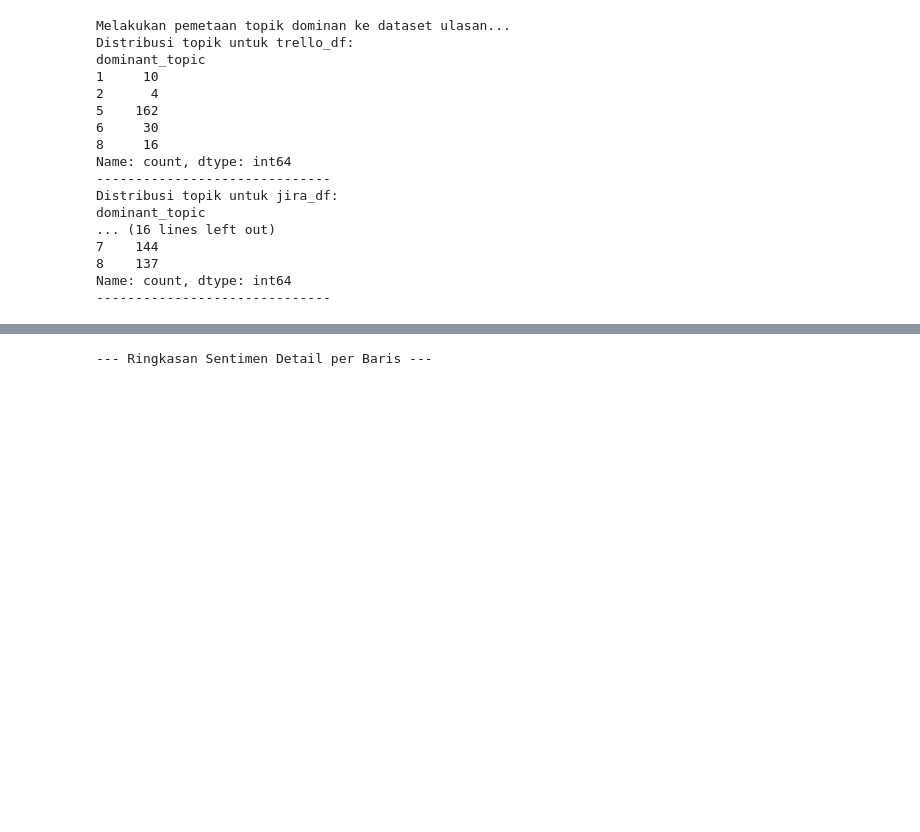
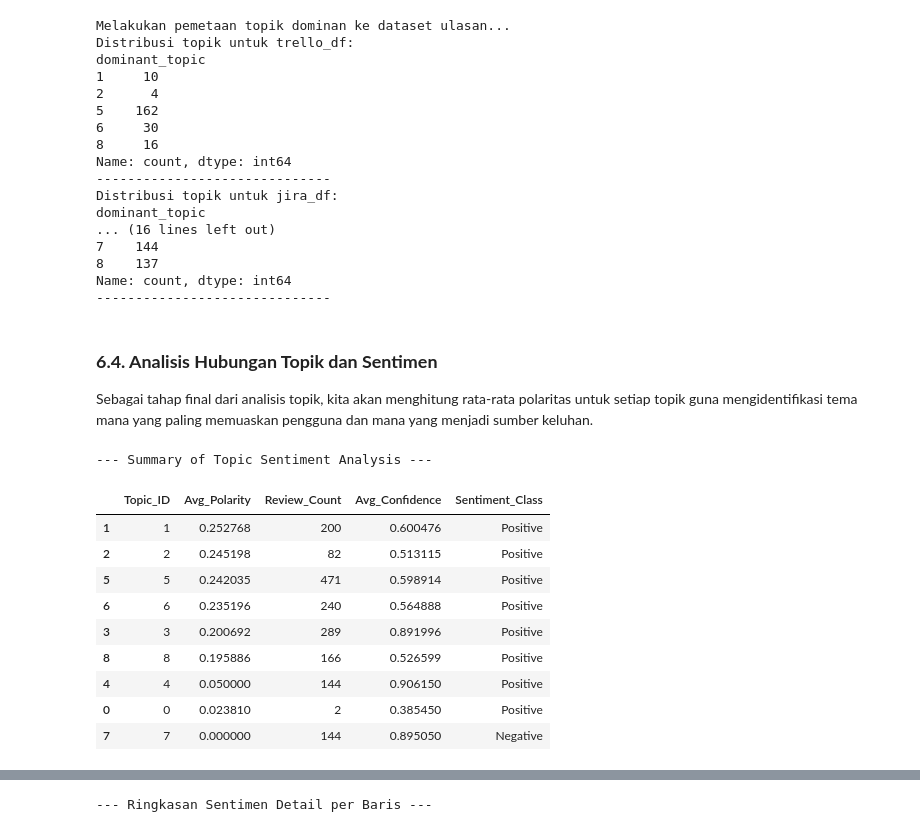
Before and after one commit to LatiefDataVisionary/pm-tools-absa-analysis, a Jupyter notebook: notebook/absa_trustradius.ipynb, the cells around one changed output, grey strips where cells are left out. Saved outputs shown, nothing was run; the diff lists cells and outputs as text; code cells hidden in the pictures; blank space fills up the shorter version.

```diff
--- a/notebook/absa_trustradius.ipynb
+++ b/notebook/absa_trustradius.ipynb
@@ -1150,3 +1150,42 @@ dominant_topic
 8    137
 Name: count, dtype: int64
 ------------------------------
+# %% [markdown]
+### **6.4. Analisis Hubungan Topik dan Sentimen**
+Sebagai tahap final dari analisis topik, kita akan menghitung rata-rata polaritas untuk setiap topik guna mengidentifikasi tema mana yang paling memuaskan pengguna dan mana yang menjadi sumber keluhan.
+# %%
+def summarize_topic_sentiment(dataframes_dict):
+    """
+    Mengagregasi skor polaritas berdasarkan topik dominan di seluruh produk.
+    """
+    combined_results = pd.concat([df for df in dataframes_dict.values()])
+
+    topic_summary = combined_results.groupby('dominant_topic').agg({
+        'polarity': ['mean', 'count'],
+        'topic_contribution': 'mean'
+    }).reset_index()
+
+    topic_summary.columns = ['Topic_ID', 'Avg_Polarity', 'Review_Count', 'Avg_Confidence']
+
+    # Memberikan label kategori sentimen berdasarkan skor polaritas
+    topic_summary['Sentiment_Class'] = topic_summary['Avg_Polarity'].apply(
+        lambda x: 'Strongly Positive' if x > 0.3 else ('Positive' if x > 0 else 'Negative')
+    )
+
+    return topic_summary.sort_values(by='Avg_Polarity', ascending=False)
+
+print("--- Summary of Topic Sentiment Analysis ---")
+topic_insights = summarize_topic_sentiment(dataframes)
+display(topic_insights)
+# %% [output]
+--- Summary of Topic Sentiment Analysis ---
+|  | Topic_ID | Avg_Polarity | Review_Count | Avg_Confidence | Sentiment_Class |
+| 1 | 1 | 0.252768 | 200 | 0.600476 | Positive |
+| 2 | 2 | 0.245198 | 82 | 0.513115 | Positive |
+| 5 | 5 | 0.242035 | 471 | 0.598914 | Positive |
+| 6 | 6 | 0.235196 | 240 | 0.564888 | Positive |
+| 3 | 3 | 0.200692 | 289 | 0.891996 | Positive |
+| 8 | 8 | 0.195886 | 166 | 0.526599 | Positive |
+| 4 | 4 | 0.050000 | 144 | 0.906150 | Positive |
+| 0 | 0 | 0.023810 | 2 | 0.385450 | Positive |
+| 7 | 7 | 0.000000 | 144 | 0.895050 | Negative |
```
Also changed, not shown: parts of 5 cells of this notebook.
